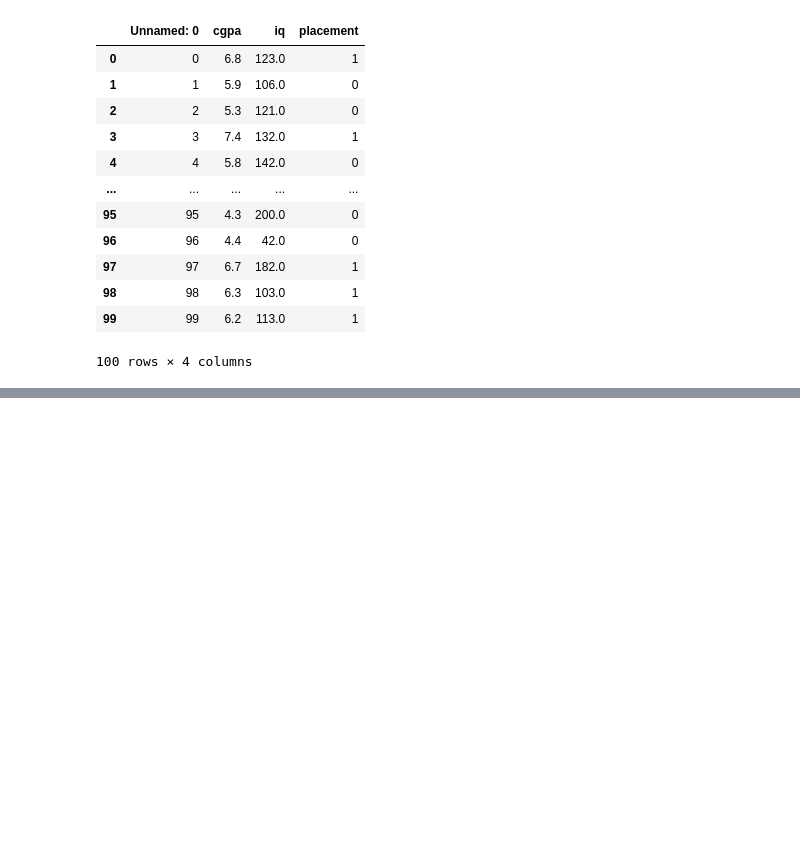
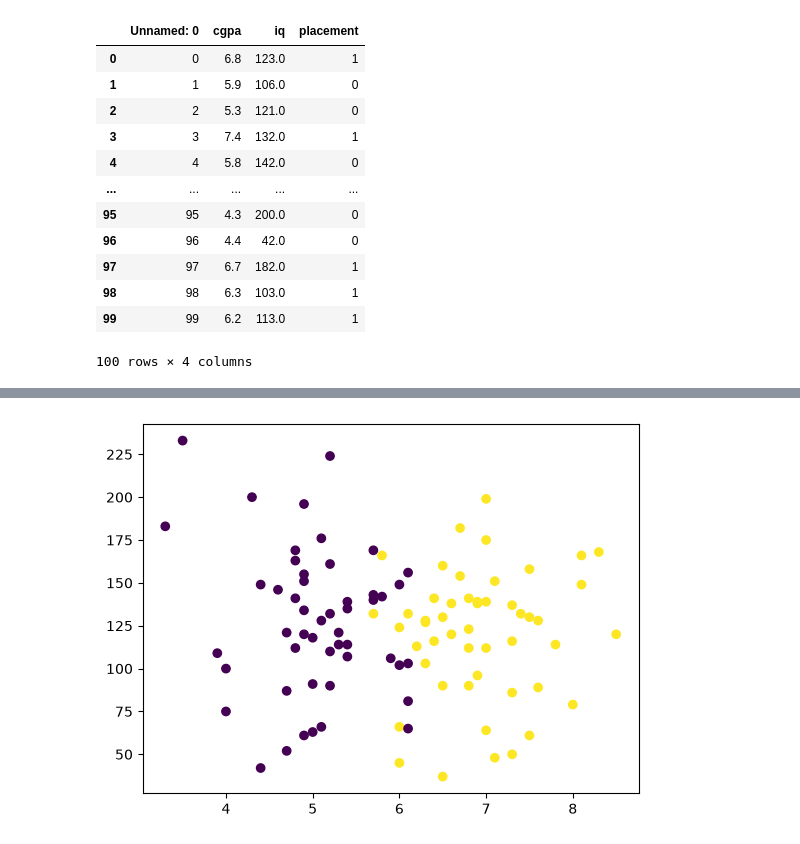
Before and after one commit to aayushmanz/Machine-Learning-with-Python, a Jupyter notebook: ML/End_to_End_ML.ipynb, the cells around one changed output, grey strips where cells are left out. Drawn from its saved outputs; the diff is of its cells as text; code cells hidden in the pictures; blank space fills up the shorter version.

```diff
--- a/ML/End_to_End_ML.ipynb
+++ b/ML/End_to_End_ML.ipynb
@@ -21,0 +41,3 @@ df
+# %%
+df = df.iloc[:, 1:]
+df
@@ -21,0 +58,5 @@ df
+# %%
+plt.scatter(df['cgpa'], df['iq'], c=df['placement'])
+plt.show()
+# %% [output]
+[figure, added]
```
Also changed, not shown: parts of 4 cells of this notebook.
